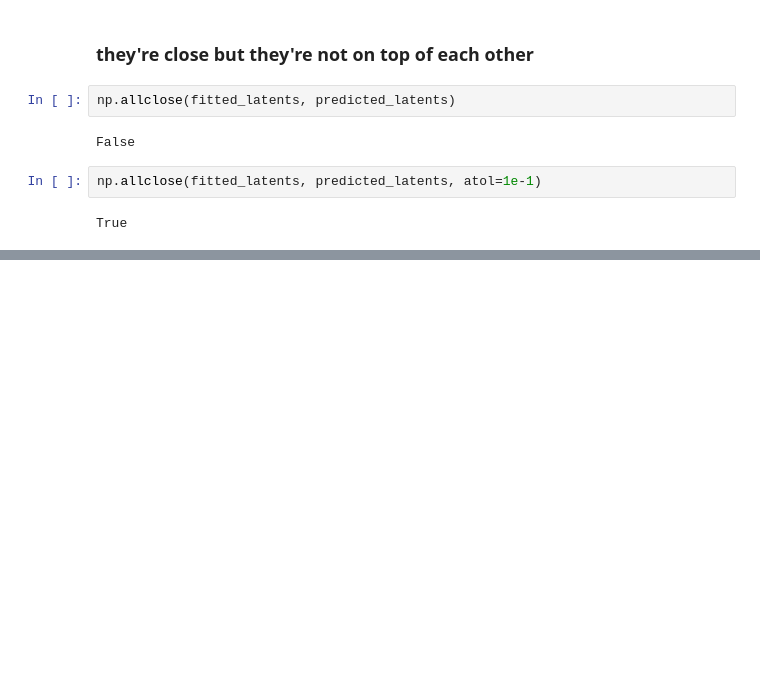
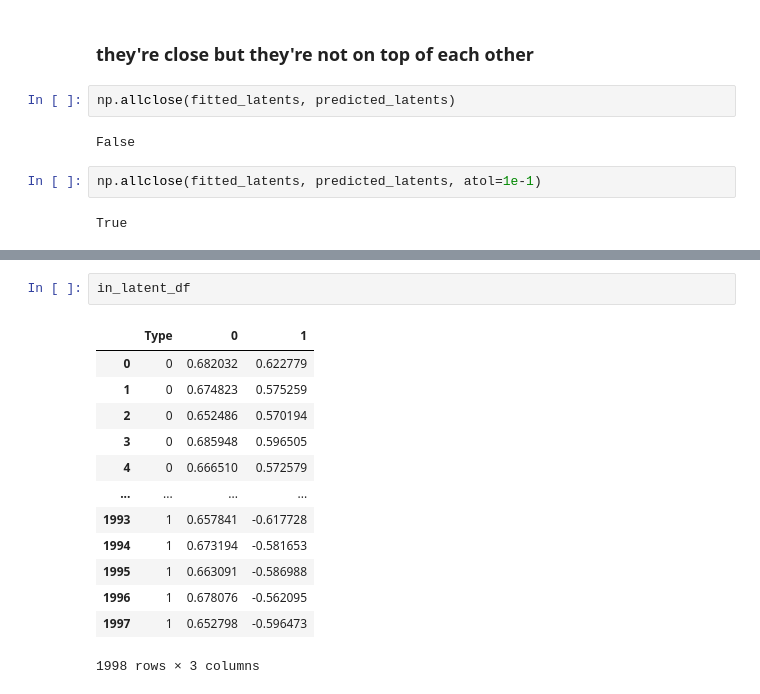
Before and after one commit to loftusa/graspy-personal, a Jupyter notebook: notebooks/descriptive_experiments.ipynb, the cells around one changed output, grey strips where cells are left out. Drawn from its saved outputs; the diff is of its cells as text; blank space fills up the shorter version.

```diff
--- a/notebooks/descriptive_experiments.ipynb
+++ b/notebooks/descriptive_experiments.ipynb
@@ -57,0 +114,16 @@ pd.concat([fitted_latents_df, predicted_latents_df], axis='columns')
+# %%
+in_latent_df
+# %% [output]
+|  | Type | 0 | 1 |
+| 0 | 0 | 0.682032 | 0.622779 |
+| 1 | 0 | 0.674823 | 0.575259 |
+| 2 | 0 | 0.652486 | 0.570194 |
+| 3 | 0 | 0.685948 | 0.596505 |
+| 4 | 0 | 0.666510 | 0.572579 |
+| ... | ... | ... | ... |
+| 1993 | 1 | 0.657841 | -0.617728 |
+| 1994 | 1 | 0.673194 | -0.581653 |
+| 1995 | 1 | 0.663091 | -0.586988 |
+| 1996 | 1 | 0.678076 | -0.562095 |
+| 1997 | 1 | 0.652798 | -0.596473 |
+1998 rows × 3 columns
```
Also changed, not shown: parts of 11 cells of this notebook, 2 other files.
